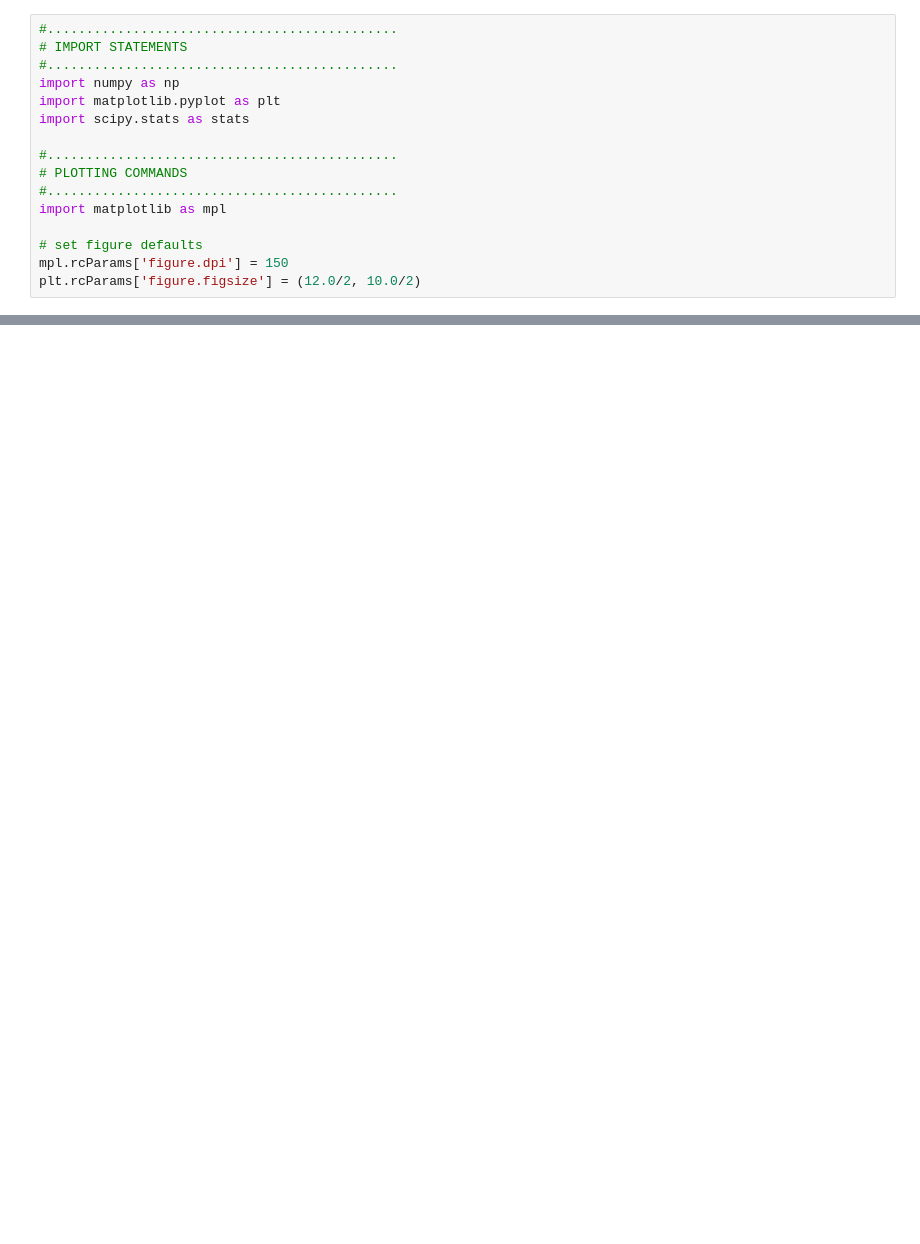
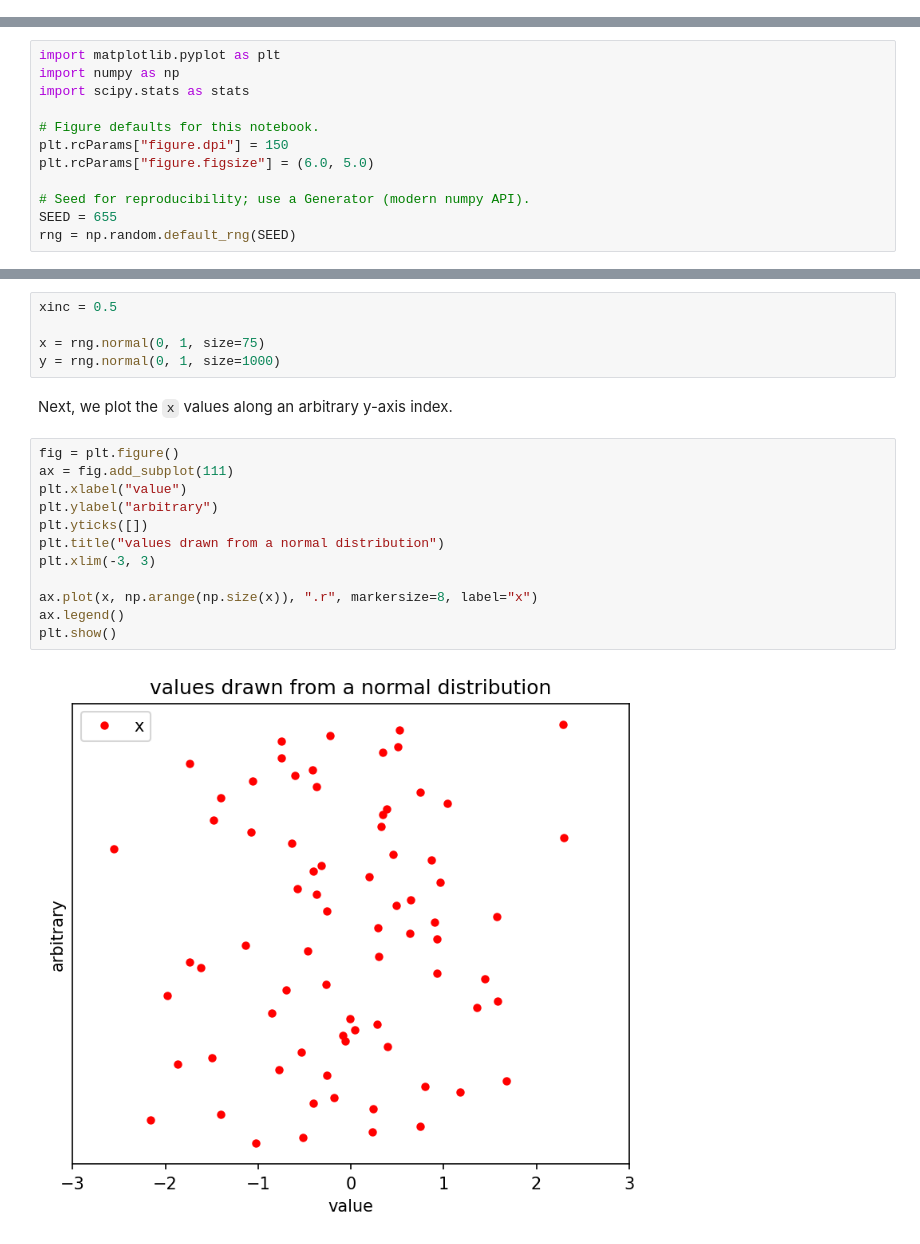
Before and after one commit to eabarnes1010/course_objective_analysis, a Jupyter notebook: code/what_is_pdf.ipynb, the cells around one changed output, grey strips where cells are left out. Saved outputs shown, nothing was run; the diff lists cells and outputs as text; blank space fills up the shorter version.

Commit message:
pilot for updating all future notebooks

```diff
--- a/code/what_is_pdf.ipynb
+++ b/code/what_is_pdf.ipynb
@@ -7,16 +0,0 @@ This example shows the making of a probability density function.
-# %%
-#.............................................
-# IMPORT STATEMENTS
-#.............................................
-import numpy as np
-import matplotlib.pyplot as plt
-import scipy.stats as stats
-
-#.............................................
-# PLOTTING COMMANDS
-#.............................................
-import matplotlib as mpl
-
-# set figure defaults
-mpl.rcParams['figure.dpi'] = 150
-plt.rcParams['figure.figsize'] = (12.0/2, 10.0/2)
@@ -234,0 +14,12 @@ plt.show()
+# %%
+import matplotlib.pyplot as plt
+import numpy as np
+import scipy.stats as stats
+
+# Figure defaults for this notebook.
+plt.rcParams["figure.dpi"] = 150
+plt.rcParams["figure.figsize"] = (6.0, 5.0)
+
+# Seed for reproducibility; use a Generator (modern numpy API).
+SEED = 655
+rng = np.random.default_rng(SEED)
@@ -234,0 +29,21 @@ plt.show()
+# %%
+xinc = 0.5
+
+x = rng.normal(0, 1, size=75)
+y = rng.normal(0, 1, size=1000)
+# %% [markdown]
+Next, we plot the `x` values along an arbitrary y-axis index.
+# %%
+fig = plt.figure()
+ax = fig.add_subplot(111)
+plt.xlabel("value")
+plt.ylabel("arbitrary")
+plt.yticks([])
+plt.title("values drawn from a normal distribution")
+plt.xlim(-3, 3)
+
+ax.plot(x, np.arange(np.size(x)), ".r", markersize=8, label="x")
+ax.legend()
+plt.show()
+# %% [output]
+[figure, added]
```
Also changed, not shown: parts of 54 cells of this notebook, 1 other file.
